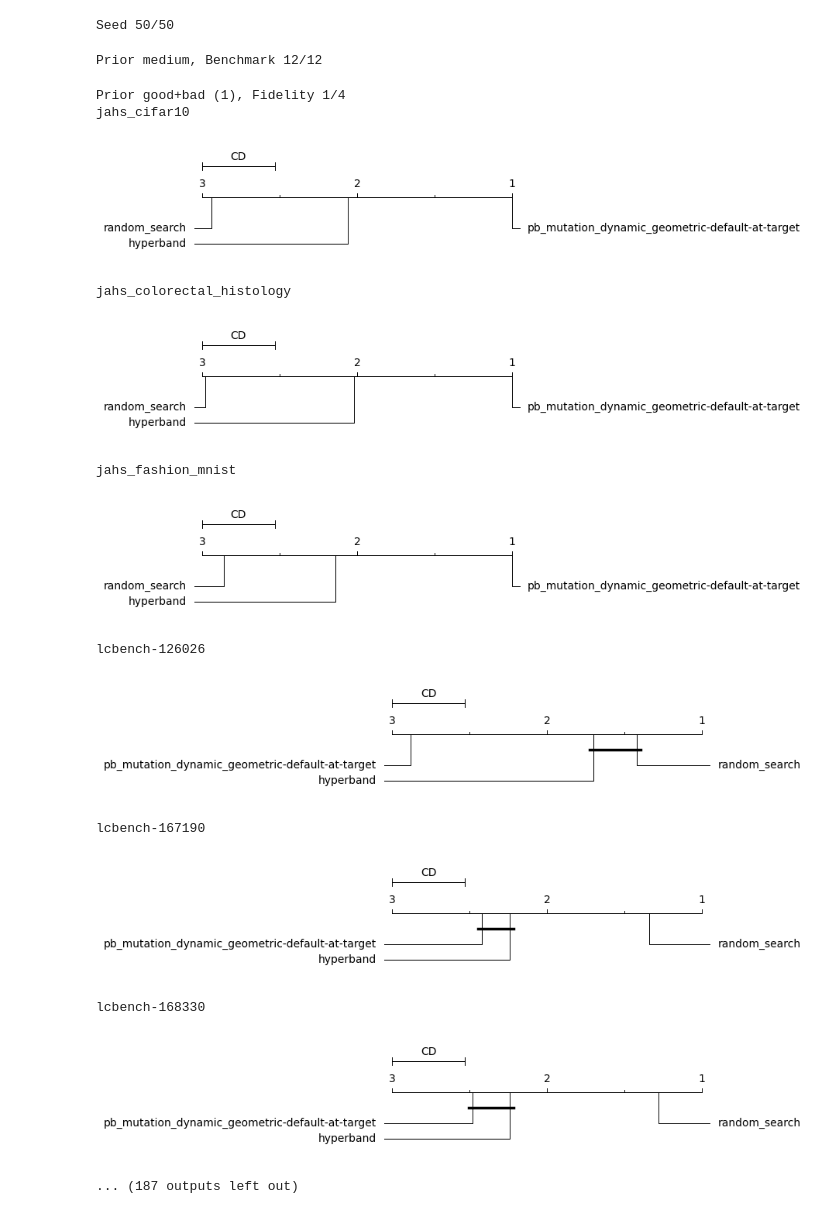
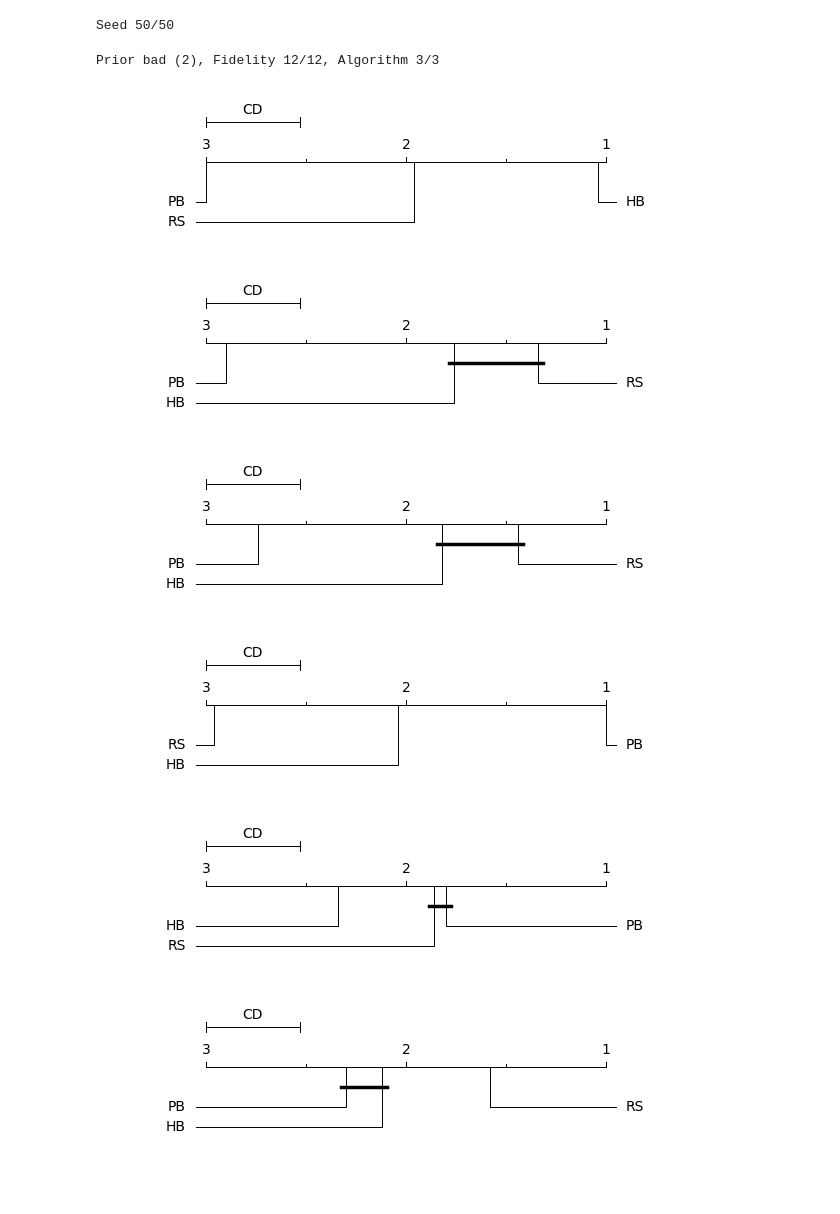
Before and after one commit to automl-private/significance_analysis, a Jupyter notebook: 8_11_to_14_11/cd_diagrams_autorank_singular.ipynb, the cells around one changed output. Drawn from its saved outputs; the diff is of its cells as text; code cells hidden in the pictures; blank space fills up the shorter version.

Commit message:
added autorank cd diagrams

```diff
--- a/8_11_to_14_11/cd_diagrams_autorank_singular.ipynb
+++ b/8_11_to_14_11/cd_diagrams_autorank_singular.ipynb
@@ -27,7 +28,7 @@ df=load_priorband_data()
 Seed 50/50
 # %%
 algo_dict={"rs_hb_pb":["random_search","hyperband","pb_mutation_dynamic_geometric-default-at-target"]}
-algo_dict["fig7"]=["random_search_prior","bo","bohb","priorband_bo"]
+#algo_dict["fig7"]=["random_search_prior","bo","bohb","priorband_bo"]
 prior_dict={"good+bad":["at25","bad"]}
 benchmarks=["jahs_cifar10","jahs_colorectal_histology","jahs_fashion_mnist","lcbench-126026","lcbench-167190","lcbench-168330","lcbench-168910","lcbench-189906","cifar100_wideresnet_2048","imagenet_resnet_512","lm1b_transformer_2048","translatewmt_xformer_64"]
 label_dict={'random_search': 'RS', 'hyperband': 'HB', 'pb_mutation_dynamic_geometric-default-at-target': 'PB', 'jahs_cifar10': 'JAHS-C10', 'jahs_colorectal_histology': 'JAHS-CH', 'jahs_fashion_mnist': 'JAHS-FM', 'lcbench-126026': 'LC-126026', 'lcbench-167190': 'LC-167190', 'lcbench-168330': 'LC-168330', 'lcbench-168910': 'LC-168910', 'lcbench-189906': 'LC-189906', 'cifar100_wideresnet_2048': 'PD1-Cifar100', 'imagenet_resnet_512': 'PD1-ImageNet', 'lm1b_transformer_2048': 'PD1-LM1B', 'translatewmt_xformer_64': 'PD1-WMT',"random_search_prior":"RS+Prior","bo":"BO","pibo":"PiBO","bohb":"BOHB","priorband_bo":"PriorBand+BO"}
@@ -39,10 +40,5 @@ for priortype in df["prior"].unique():
 df_dict={}
 for prior_key,prior_value in prior_dict.items():
     df_dict[prior_key]={}
-    for b_n,benchmark in enumerate(benchmarks):
-        print(f"Prior {prior_key}, Benchmark {b_n+1}/{len(benchmarks)}      ", end="\r", flush=True)
-        df_dict[prior_key][benchmark]={}
-        for algo_key,algo_value in algo_dict.items():
-            df_dict[prior_key][benchmark][algo_key]=df.loc[(df["prior"].isin(prior_value))&(df["algorithm"].isin(algo_value))&(df["benchmark"]==benchmark)].reset_index(drop=True)
+    for algo_key,algo_value in algo_dict.items():
+        df_dict[prior_key][algo_key]=df.loc[(df["prior"].isin(prior_value))&(df["algorithm"].isin(algo_value))&(df["benchmark"].isin(benchmarks))].reset_index(drop=True)
-# %% [output]
-Prior medium, Benchmark 12/12
@@ -93,37 +80,30 @@ warnings.filterwarnings("ignore","invalid value encountered in scalar divide")
 fig5={}
 fig5["algo_group"]="rs_hb_pb"
 fig5["algorithms"]=algo_dict[fig5["algo_group"]].copy()
-fig5["priors"]=["good+bad","at25","bad"]
+fig5["priors"]=["at25","bad","good+bad"]
 fig5["benchmarks"]=benchmarks
-fig5["max_f"]=np.linspace(1,12,4)
+fig5["max_f"]=[1.0,5.0,12.0]
+fig5["min_f"]=1.0
+fig5["grain_per_unit_f"]=1
+fig5["f_space"]=np.round(np.linspace(fig5["min_f"],max(fig5["max_f"]),round(fig5["grain_per_unit_f"]*round(max(fig5["max_f"])-fig5["min_f"]))+1),3).tolist()
 
-fig5["dataset"]=create_autorank_incumbent(fig5["priors"],fig5["max_f"],fig5["algorithms"],fig5["algo_group"],fig5["benchmarks"],df_dict)[0]
-
-resultframes={}
-fig5["averages"]={}
-for p_n,prior in enumerate(fig5["priors"]):
-    resultframes[prior]={}
-    fig5["averages"][prior]={}
-    for f_n,max_f in enumerate(fig5["max_f"]):
-        print(f"Prior {prior} ({p_n+1}), Fidelity {f_n+1}/{len(fig5['max_f'])}")
-        resultframes[prior][max_f]={}
-        for benchmark in fig5["benchmarks"]:
-            resultframes[prior][max_f][benchmark]=autorank(fig5["dataset"][prior][max_f][benchmark])
-            print(benchmark)
-            plot_stats(resultframes[prior][max_f][benchmark],allow_insignificant=True)
-            plt.show()
+fig5["dataset"]=create_autorank_incumbent(fig5["priors"],fig5["f_space"],fig5["algorithms"],fig5["algo_group"],fig5["benchmarks"],df_dict)
 # %% [output]
-Prior good+bad (1), Fidelity 1/4
-jahs_cifar10
+Prior bad (2), Fidelity 12/12, Algorithm 3/3
-[figure, removed]
-jahs_colorectal_histology
-[figure, removed]
-jahs_fashion_mnist
-[figure, removed]
-lcbench-126026
-[figure, removed]
-lcbench-167190
-[figure, removed]
-lcbench-168330
-[figure, removed]
-... (187 outputs left out)
+# %%
+
+resultframes={}
+for p_n,prior in enumerate(fig5["priors"]):
+    resultframes[prior]={}
+    for max_f in fig5["max_f"]:
+        #print(f"Prior {prior}, {max_f}x")
+        resultframes[prior][max_f]=autorank(fig5["dataset"][prior][max_f])
+        plot_stats(resultframes[prior][max_f],allow_insignificant=True)
+        plt.show()
+# %% [output]
+[figure, added]
+[figure, added]
+[figure, added]
+[figure, added]
+[figure, added]
+[figure, added]
```
Also changed, not shown: parts of 4 cells of this notebook, 1 other file.
